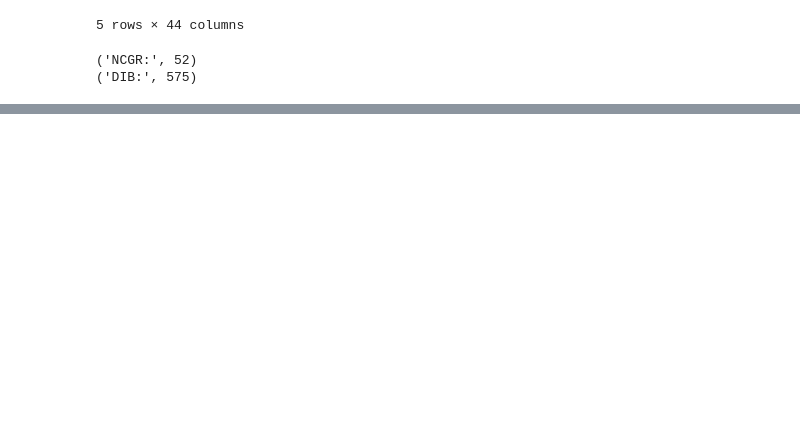
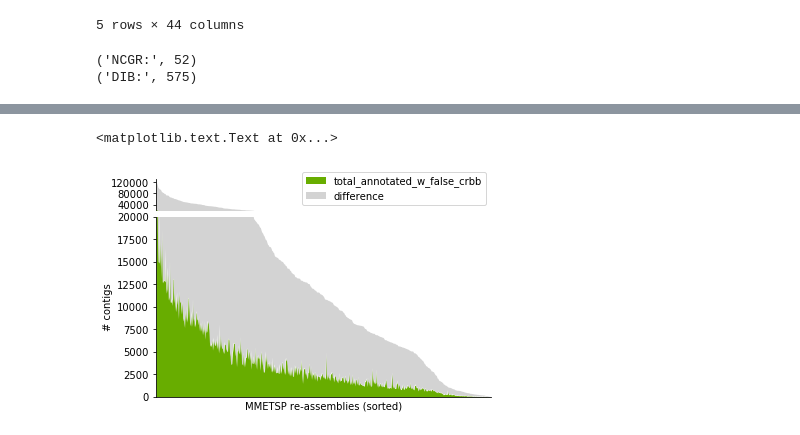
Before and after one commit to johnsolk/MMETSP, a Jupyter notebook: notebooks/GigaScience_Figures.ipynb, the cells around one changed output, grey strips where cells are left out. Cells and saved outputs as stored; diff of their text form; code cells hidden in the pictures; blank space fills up the shorter version.

Commit message:
Figs 2-4 and Table 1

```diff
--- a/notebooks/GigaScience_Figures.ipynb
+++ b/notebooks/GigaScience_Figures.ipynb
@@ -240,0 +251,3 @@ print('DIB:',len(newdf.loc[newdf[df1name] <= newdf[df2name]]))
+# %%
+data_table = pd.read_csv("../assembly_evaluation_data/merged_annotation_stats.csv",index_col='SampleName')
+false_crbb = pd.read_csv("../assembly_evaluation_data/false_crbb.csv",index_col=0)
@@ -240,0 +263,5 @@ print('DIB:',len(newdf.loc[newdf[df1name] <= newdf[df2name]]))
+# %%
+crbb_df = pd.merge(data_table[['total_annotated_w_false_crbb']],false_crbb[['false_crbb_num_transcripts']],
+                   how='outer',left_index=True,right_index=True).dropna()
+# %%
+crbb_df['difference']=crbb_df.false_crbb_num_transcripts-crbb_df.total_annotated_w_false_crbb
@@ -240,0 +277,36 @@ print('DIB:',len(newdf.loc[newdf[df1name] <= newdf[df2name]]))
+# %%
+import matplotlib.gridspec as gridspec
+def simpleaxis(ax):
+    ax.spines['top'].set_visible(False)
+    ax.spines['right'].set_visible(False)
+    ax.get_xaxis().tick_bottom()
+    ax.get_yaxis().tick_left()
+
+gs = gridspec.GridSpec(6, 6)
+ax = plt.subplot(gs[0,:])
+ax2 = plt.subplot(gs[1:,:])
+
+crbb_df.sort_values(by='false_crbb_num_transcripts',
+                    ascending=False)[["total_annotated_w_false_crbb","difference"]].plot(kind='area',
+                    color=[ '#68ad00','lightgrey'], lw=0, ax=ax)
+# alternative legend labels:
+# transcripts absent from NCGR
+# anntoated absent transcripts
+crbb_df.sort_values(by='false_crbb_num_transcripts',
+                    ascending=False)[['total_annotated_w_false_crbb','difference']].plot(kind='area',
+                    color=[ '#68ad00','lightgrey'], lw=0, ax=ax2, legend=False)
+ax.set_ylim([20000,130000])
+ax2.set_ylim([0,20000])
+simpleaxis(ax)
+simpleaxis(ax2)
+ax.spines['bottom'].set_visible(False)
+ax2.set_xticks([])
+ax.set_xticks([])
+ax.set_yticks(np.arange(40000,120001,40000))
+ax2.set_xlabel("MMETSP re-assemblies (sorted)")
+ax2.set_ylabel("# contigs")
+#savefig('../paper/false_crbb.png')
+#savefig('../paper/false_crbb.pdf')
+# %% [output]
+<matplotlib.text.Text at 0x...>
+[figure, added]
```
Also changed, not shown: parts of 7 cells of this notebook.
